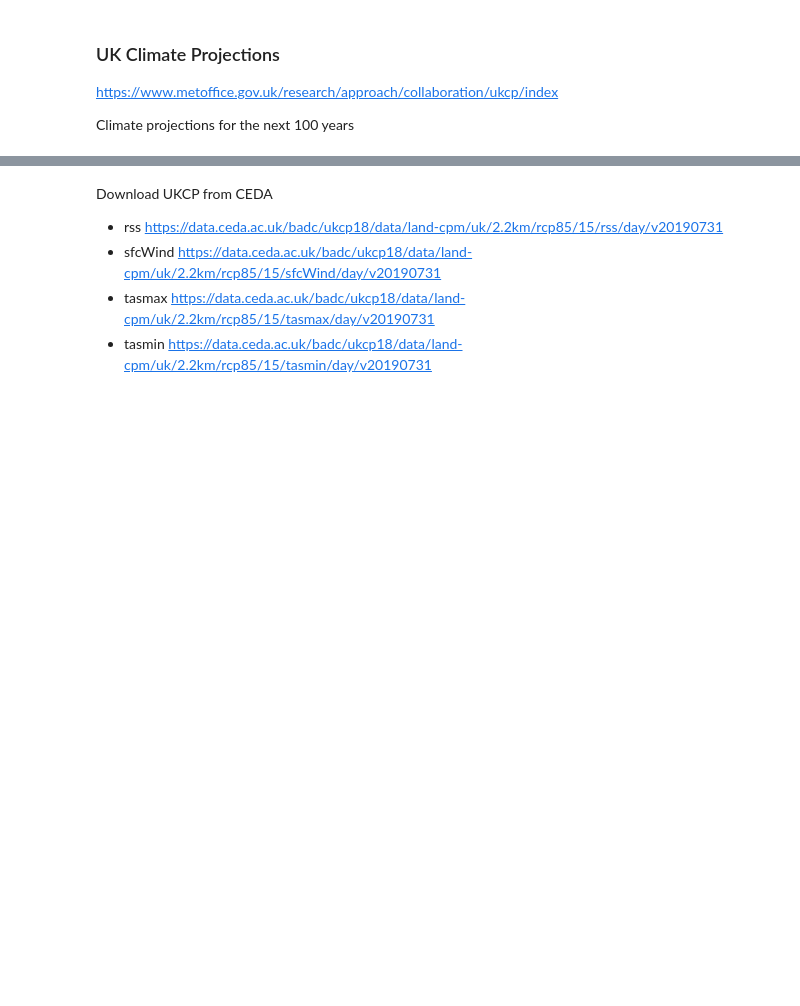
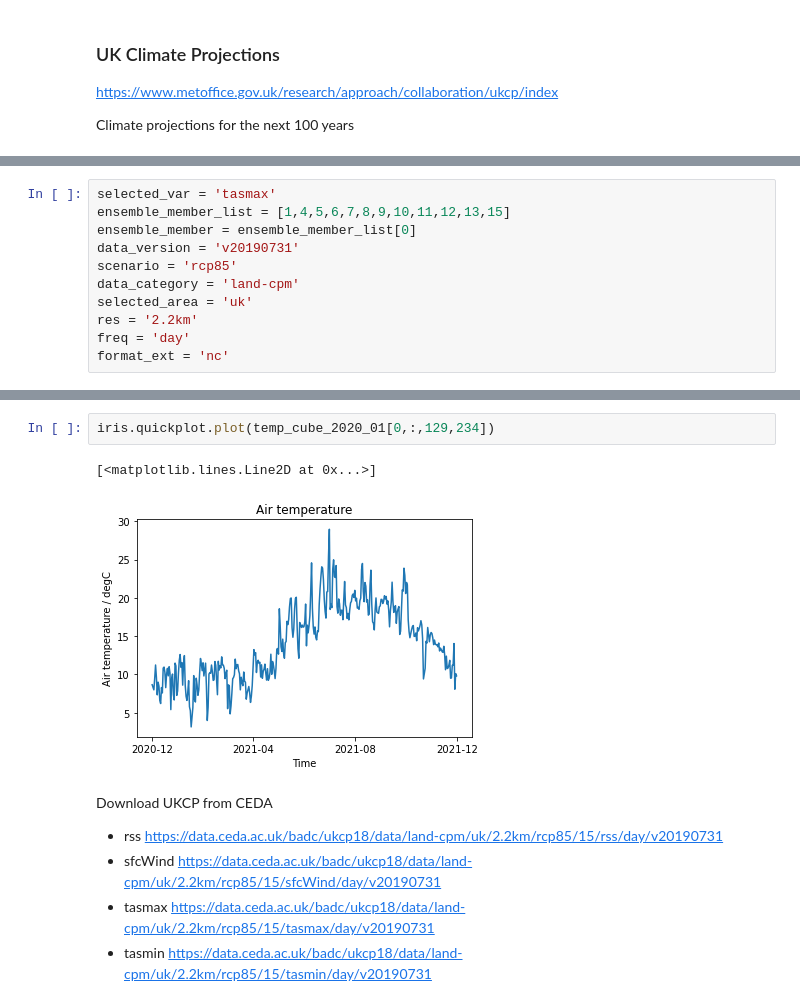
Before and after one commit to informatics-lab/UsingClimateData, a Jupyter notebook: 01_introduction_to_climate_change.ipynb, the cells around one changed output, grey strips where cells are left out. Saved outputs shown, nothing was run; the diff lists cells and outputs as text; blank space fills up the shorter version.

```diff
--- a/01_introduction_to_climate_change.ipynb
+++ b/01_introduction_to_climate_change.ipynb
@@ -48,0 +64,11 @@ Climate projections for the next 100 years
+# %%
+selected_var = 'tasmax'
+ensemble_member_list = [1,4,5,6,7,8,9,10,11,12,13,15]
+ensemble_member = ensemble_member_list[0]
+data_version = 'v20190731'
+scenario = 'rcp85'
+data_category = 'land-cpm'
+selected_area = 'uk'
+res = '2.2km'
+freq = 'day'
+format_ext = 'nc'
@@ -49,3 +133,8 @@ Climate projections for the next 100 years
+# %%
+iris.quickplot.plot(temp_cube_2020_01[0,:,129,234])
+# %% [output]
+[<matplotlib.lines.Line2D at 0x...>]
+[figure, added]
 # %% [markdown]
 Download UKCP from CEDA
 * rss https://data.ceda.ac.uk/badc/ukcp18/data/land-cpm/uk/2.2km/rcp85/15/rss/day/v20190731
```
Also changed, not shown: parts of 11 cells of this notebook.
